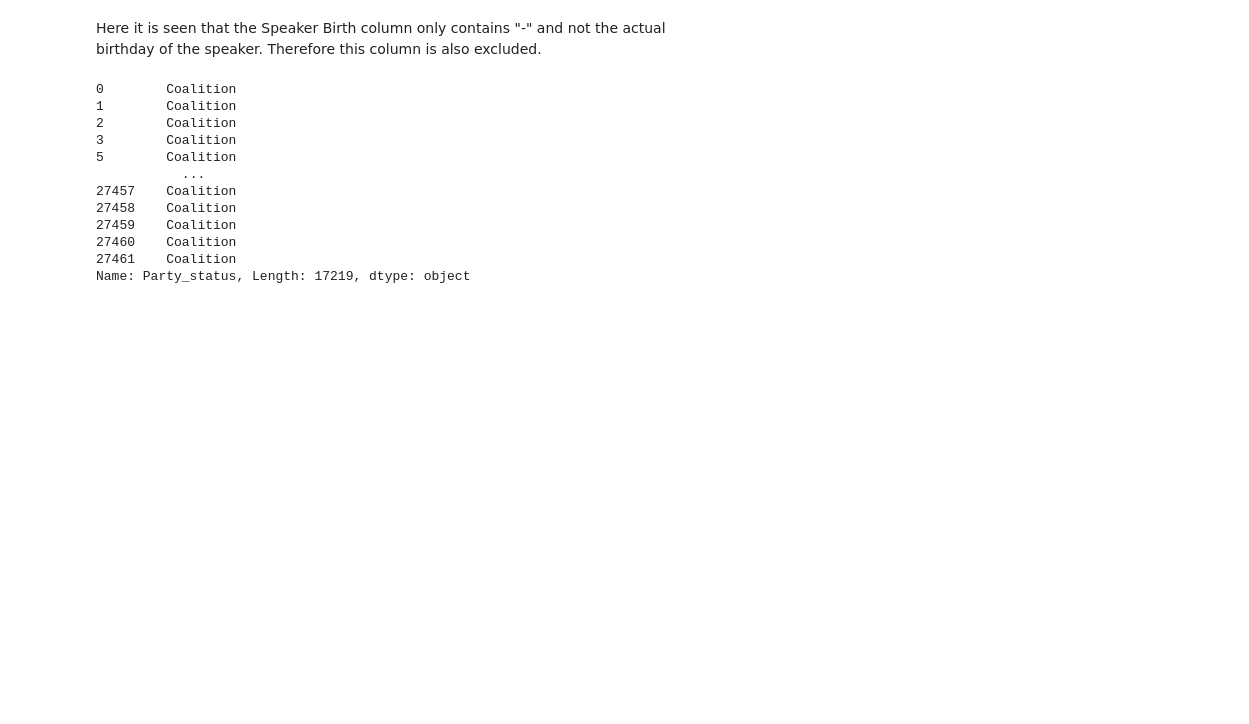
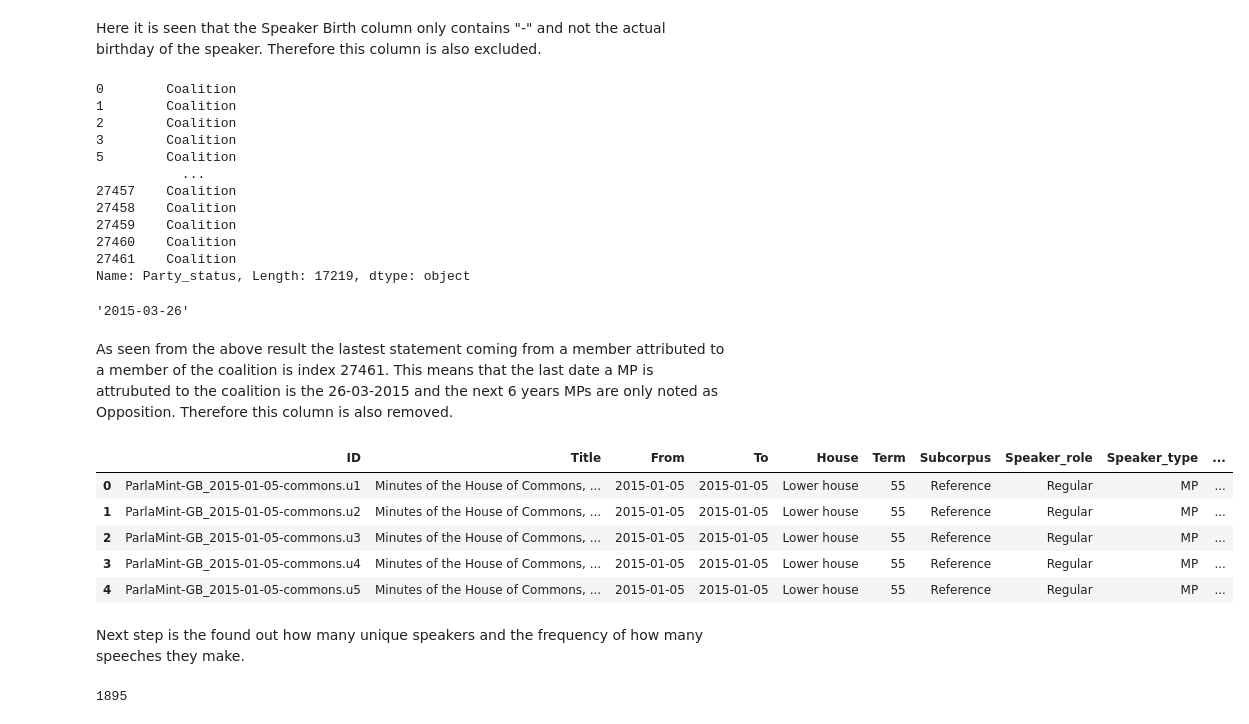
Before and after one commit to DanielHolmelund/Computational-Social-Science-02467, a Jupyter notebook: Project/Basic_stats.ipynb, the cells around one changed output. Drawn from its saved outputs; the diff is of its cells as text; code cells hidden in the pictures; blank space fills up the shorter version.

```diff
--- a/Project/Basic_stats.ipynb
+++ b/Project/Basic_stats.ipynb
@@ -131,7 +131,8 @@ array(['-'], dtype=object)
 # %% [markdown]
 Here it is seen that the Speaker Birth column only contains "-" and not the actual birthday of the speaker. Therefore this column is also excluded.
 # %%
-ParlaMint["Party_status"][ParlaMint["Party_status"] == "Coalition"]
+print(ParlaMint["Party_status"][ParlaMint["Party_status"] == "Coalition"])
+ParlaMint["From"].iloc[27461]
 # %% [output]
 0        Coalition
 1        Coalition
@@ -145,3 +146,23 @@ ParlaMint["Party_status"][ParlaMint["Party_status"] == "Coalition"]
 27460    Coalition
 27461    Coalition
 Name: Party_status, Length: 17219, dtype: object
+'2015-03-26'
+# %% [markdown]
+As seen from the above result the lastest statement coming from a member attributed to a member of the coalition is index 27461. This means that the last date a MP is attrubuted to the coalition is the 26-03-2015 and the next 6 years MPs are only noted as Opposition. Therefore this column is also removed.
+# %%
+# Drop columns
+ParlaMint.drop(columns = ["Session", "Meeting", "Sitting", "Agenda", "Speaker_birth", "Party_status"], inplace = True)
+ParlaMint.head()
+# %% [output]
+|  | ID | Title | From | To | House | Term | Subcorpus | Speaker_role | Speaker_type | ... |
+| 0 | ParlaMint-GB_2015-01-05-commons.u1 | Minutes of the House of Commons, ... | 2015-01-05 | 2015-01-05 | Lower house | 55 | Reference | Regular | MP | ... |
+| 1 | ParlaMint-GB_2015-01-05-commons.u2 | Minutes of the House of Commons, ... | 2015-01-05 | 2015-01-05 | Lower house | 55 | Reference | Regular | MP | ... |
+| 2 | ParlaMint-GB_2015-01-05-commons.u3 | Minutes of the House of Commons, ... | 2015-01-05 | 2015-01-05 | Lower house | 55 | Reference | Regular | MP | ... |
+| 3 | ParlaMint-GB_2015-01-05-commons.u4 | Minutes of the House of Commons, ... | 2015-01-05 | 2015-01-05 | Lower house | 55 | Reference | Regular | MP | ... |
+| 4 | ParlaMint-GB_2015-01-05-commons.u5 | Minutes of the House of Commons, ... | 2015-01-05 | 2015-01-05 | Lower house | 55 | Reference | Regular | MP | ... |
+# %% [markdown]
+Next step is the found out how many unique speakers and the frequency of how many speeches they make.
+# %%
+len(ParlaMint["Speaker_name"].unique())
+# %% [output]
+1895
```
Also changed, not shown: parts of 12 cells of this notebook.
